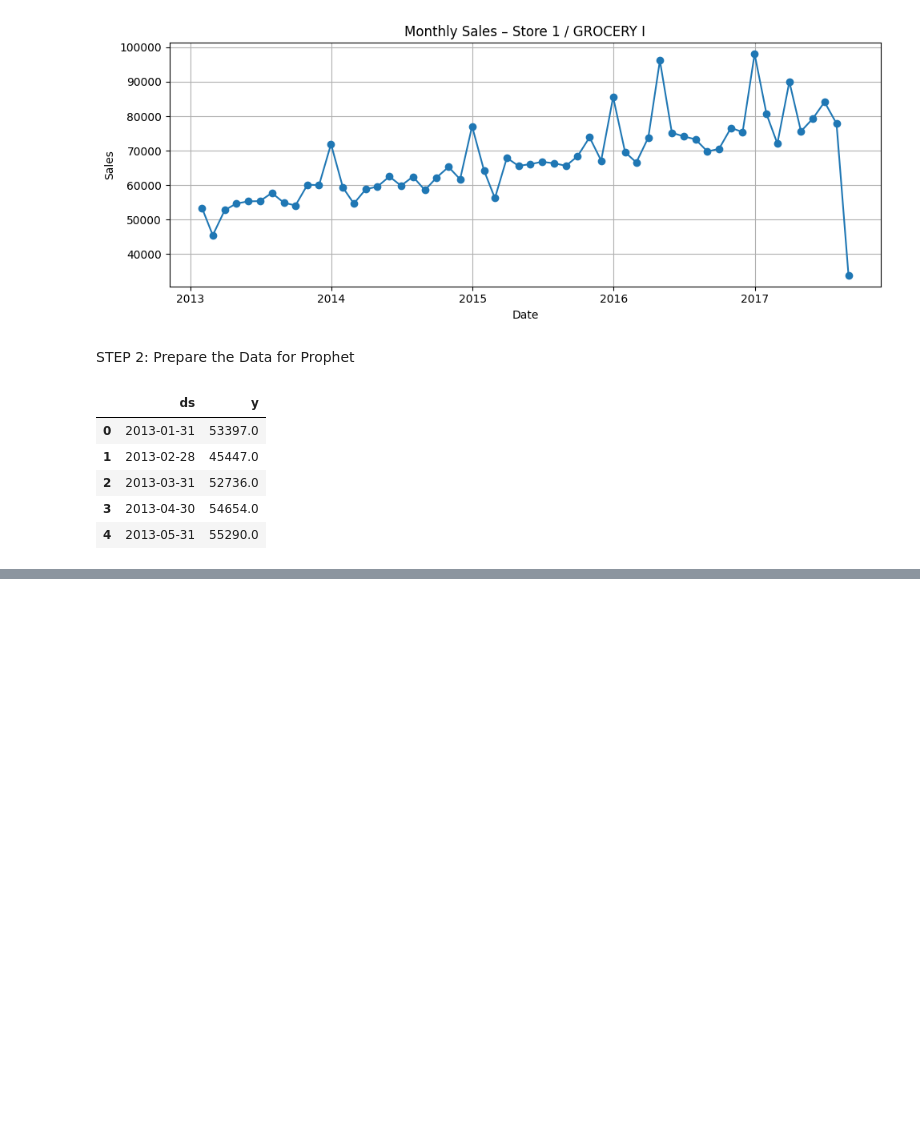
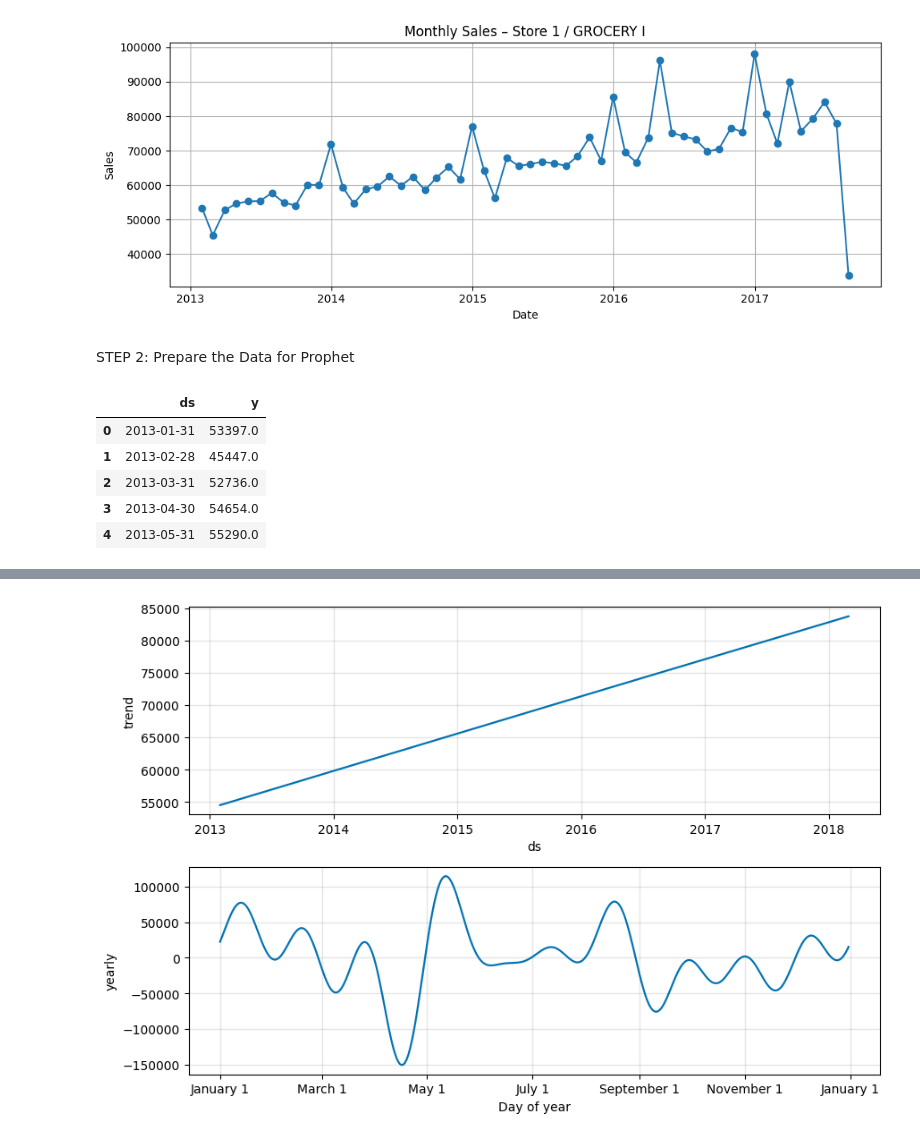
Before and after one commit to Praisedunmininu/sales-forecasting-app, a Jupyter notebook: notebook/eda.ipynb, the cells around one changed output, grey strips where cells are left out. Cells and saved outputs as stored; diff of their text form; code cells hidden in the pictures; blank space fills up the shorter version.

```diff
--- a/notebook/eda.ipynb
+++ b/notebook/eda.ipynb
@@ -83,0 +125,4 @@ df_prophet.head()
+# %%
+model.plot_components(forecast);
+# %% [output]
+[figure, added]
```
Also changed, not shown: parts of 16 cells of this notebook.
